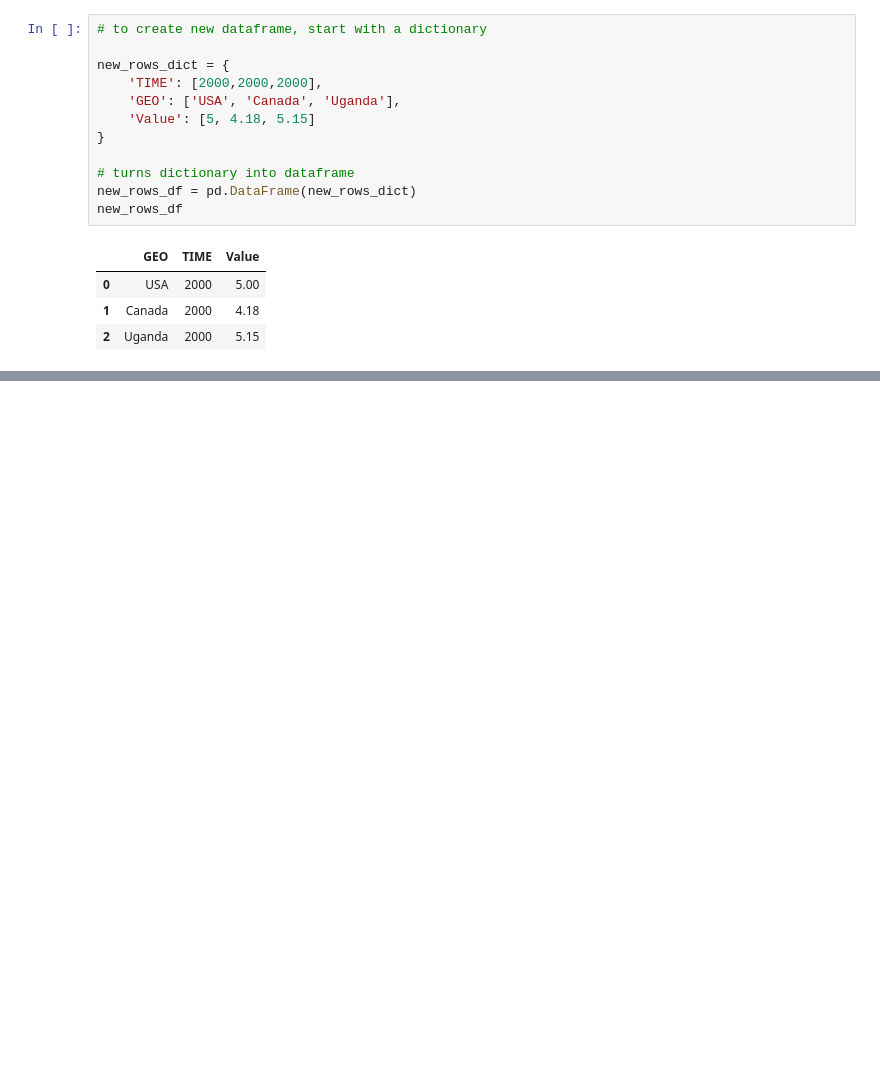
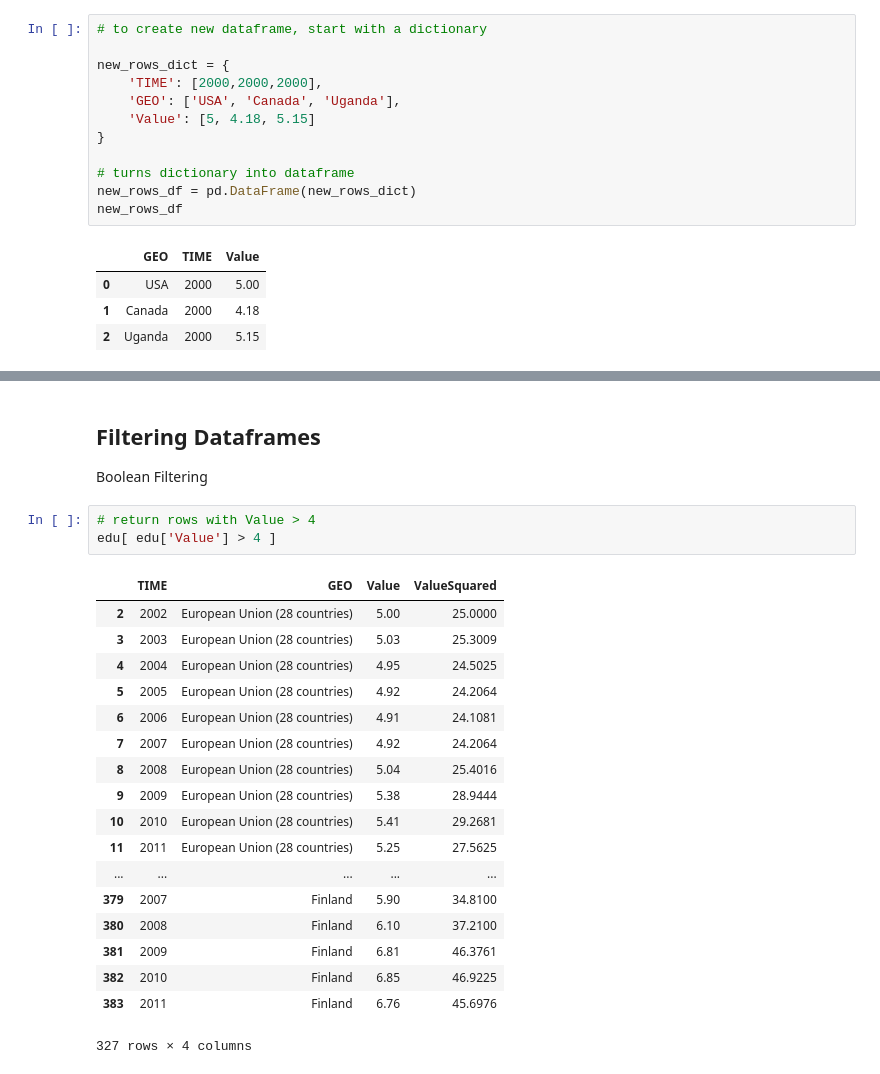
Before and after one commit to bpark4/Math2212_Parkosewich, a Jupyter notebook: Eurostat/M1_Eurostat.ipynb, the cells around one changed output, grey strips where cells are left out. Drawn from its saved outputs; the diff is of its cells as text; blank space fills up the shorter version.

```diff
--- a/Eurostat/M1_Eurostat.ipynb
+++ b/Eurostat/M1_Eurostat.ipynb
@@ -285,0 +286,26 @@ edu_new_custom.tail()
+# %% [markdown]
+## Filtering Dataframes
+
+Boolean Filtering
+# %%
+# return rows with Value > 4
+edu[ edu['Value'] > 4 ]
+# %% [output]
+|  | TIME | GEO | Value | ValueSquared |
+| 2 | 2002 | European Union (28 countries) | 5.00 | 25.0000 |
+| 3 | 2003 | European Union (28 countries) | 5.03 | 25.3009 |
+| 4 | 2004 | European Union (28 countries) | 4.95 | 24.5025 |
+| 5 | 2005 | European Union (28 countries) | 4.92 | 24.2064 |
+| 6 | 2006 | European Union (28 countries) | 4.91 | 24.1081 |
+| 7 | 2007 | European Union (28 countries) | 4.92 | 24.2064 |
+| 8 | 2008 | European Union (28 countries) | 5.04 | 25.4016 |
+| 9 | 2009 | European Union (28 countries) | 5.38 | 28.9444 |
+| 10 | 2010 | European Union (28 countries) | 5.41 | 29.2681 |
+| 11 | 2011 | European Union (28 countries) | 5.25 | 27.5625 |
+| ... | ... | ... | ... | ... |
+| 379 | 2007 | Finland | 5.90 | 34.8100 |
+| 380 | 2008 | Finland | 6.10 | 37.2100 |
+| 381 | 2009 | Finland | 6.81 | 46.3761 |
+| 382 | 2010 | Finland | 6.85 | 46.9225 |
+| 383 | 2011 | Finland | 6.76 | 45.6976 |
+327 rows × 4 columns
```
Also changed, not shown: parts of 10 cells of this notebook.
